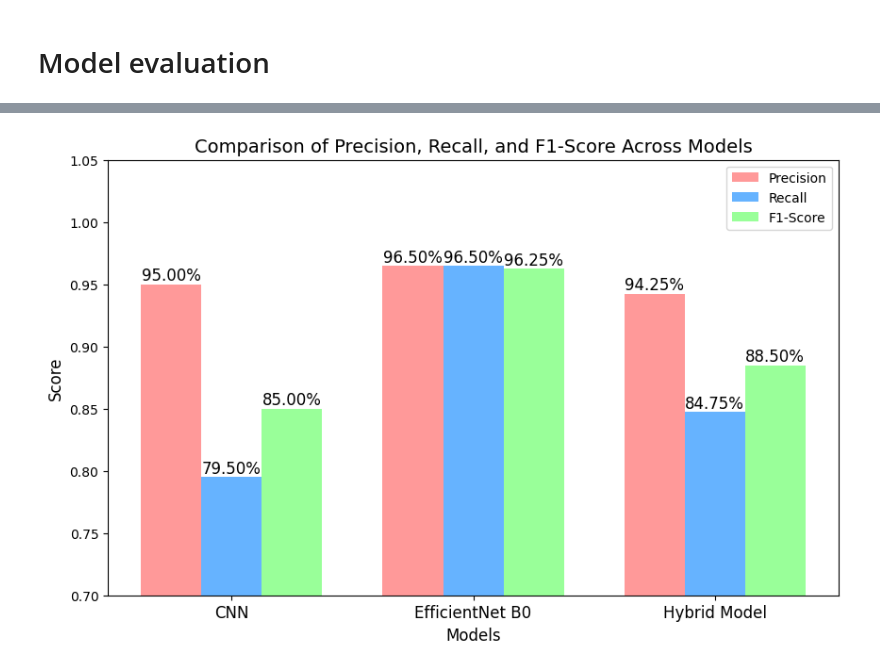
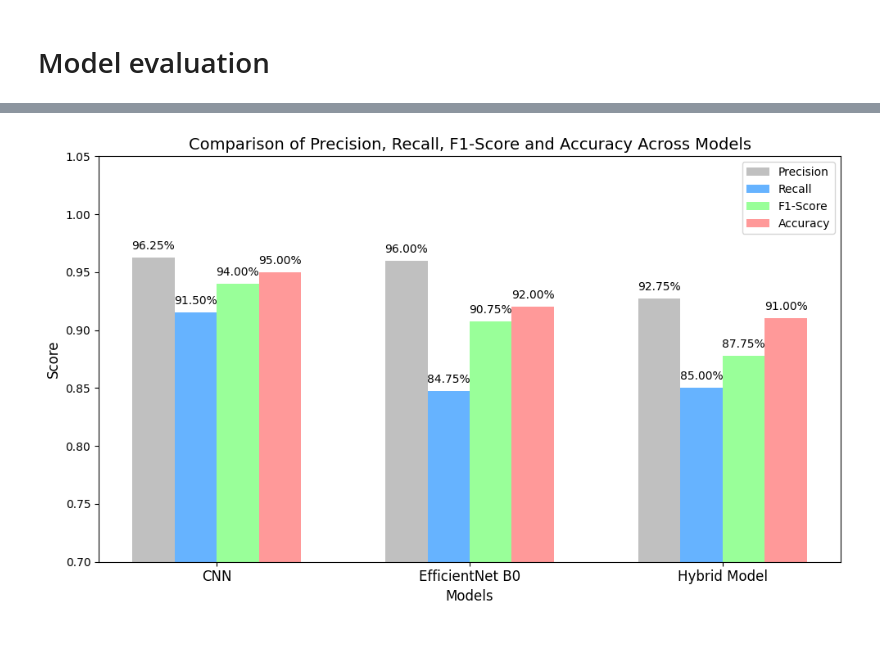
Before and after one commit to OluwatobaAdeoye/EARLY-STAGE-PREDICTION-OF-ALZHEMIER-S-DISEASE-USING-DEEP-LEARNING-ON-STRUCTURAL-MRI-DATA, a Jupyter notebook: Alzheimer_Project_(code).ipynb, the cells around one changed output, grey strips where cells are left out. Saved outputs shown, nothing was run; the diff lists cells and outputs as text; code cells hidden in the pictures; blank space fills up the shorter version.

```diff
--- a/Alzheimer_Project_(code).ipynb
+++ b/Alzheimer_Project_(code).ipynb
@@ -1135,59 +1136,63 @@ Found 640 files belonging to 4 classes.
 # %%
-
-
-# define data
+# Define data
 models = ["CNN", "EfficientNet B0", "Hybrid Model"]
 
 cnn = {
-    "precision": [0.97, 1.00, 0.98, 0.85],
-    "recall": [0.77, 0.50, 0.93, 0.98],
-    "f1-score": [0.86, 0.67, 0.96, 0.91],
+    "precision": [0.96, 1.00, 0.97, 0.92],
+    "recall": [0.91, 0.83, 0.97, 0.95],
+    "f1-score": [0.94, 0.91, 0.97, 0.94],
+    'accuracy': 0.95
 }
 
 efficient_net_bo = {
-    "precision": [0.94,1.00, 0.93, 0.99],
-    "recall": [0.99, 1.00, 0.99, 0.88],
-    "f1-score": [0.96, 1.00, 0.96, 0.93],
+    "precision": [1.00, 1.00, 0.86, 0.98],
+    "recall": [0.92, 0.67, 0.99, 0.81],
+    "f1-score": [0.96, 0.86, 0.92, 0.89],
+    'accuracy': 0.92
 }
 
 hybrid_model = {
-    "precision": [0.95, 1.00, 0.94, 0.88],
-    "recall": [0.86, 0.67, 0.94, 0.92],
-    "f1-score": [0.90, 0.80, 0.94, 0.90],
+    "precision": [0.86, 1.00, 0.91, 0.94],
+    "recall": [0.93, 0.67, 0.96, 0.84],
+    "f1-score": [0.89, 0.80, 0.93, 0.89],
+    'accuracy': 0.91
 }
 
-# Compute average scores for each model
+# Compute average scores
 precision_scores = [np.mean(cnn["precision"]), np.mean(efficient_net_bo["precision"]), np.mean(hybrid_model["precision"])]
 recall_scores = [np.mean(cnn["recall"]), np.mean(efficient_net_bo["recall"]), np.mean(hybrid_model["recall"])]
 f1_scores = [np.mean(cnn["f1-score"]), np.mean(efficient_net_bo["f1-score"]), np.mean(hybrid_model["f1-score"])]
+accuracy_scores = [cnn['accuracy'], efficient_net_bo['accuracy'], hybrid_model['accuracy']]
 
-# Plot settings
-x = np.arange(len(models))
+# Adjust bar positions
+x = np.arange(len(models)) * 1.5
 width = 0.25
 
 fig, ax = plt.subplots(figsize=(10, 6))
-bars1 = ax.bar(x - width, precision_scores, width, label="Precision", color="#FF9999")
-bars2 = ax.bar(x, recall_scores, width, label="Recall", color="#66B3FF")
-bars3 = ax.bar(x + width, f1_scores, width, label="F1-Score", color="#99FF99")
+bars1 = ax.bar(x - 1.5*width, precision_scores, width, label="Precision", color="#C0C0C0")
+bars2 = ax.bar(x - 0.5*width, recall_scores, width, label="Recall", color="#66B3FF")
+bars3 = ax.bar(x + 0.5*width, f1_scores, width, label="F1-Score", color="#99FF99")
+bars4 = ax.bar(x + 1.5*width, accuracy_scores, width, label="Accuracy", color="#FF9999")
 
-# Adding values on top of bars
-for bars in [bars1, bars2, bars3]:
+# Add values on top of bars
+for bars in [bars1, bars2, bars3, bars4]:
     for bar in bars:
         height = bar.get_height()
-        ax.text(bar.get_x() + bar.get_width()/2, height, f"{height:.2%}", ha='center', va='bottom', fontsize=12)
+        ax.text(bar.get_x() + bar.get_width() / 2, height + 0.005, f"{height:.2%}", ha='center', va='bottom', fontsize=10)
 
 # Labels and formatting
 ax.set_xlabel("Models", fontsize=12)
 ax.set_ylabel("Score", fontsize=12)
-ax.set_title("Comparison of Precision, Recall, and F1-Score Across Models", fontsize=14)
+ax.set_title("Comparison of Precision, Recall, F1-Score and Accuracy Across Models", fontsize=14)
 ax.set_xticks(x)
 ax.set_xticklabels(models, fontsize=12)
 ax.set_ylim(0.7, 1.05)
 ax.legend()
 
+plt.tight_layout()
 plt.show()
 # %% [output]
-[figure, old version]
+[figure, new version]
 # %%
 # Define base directory for the new dataset
 brain_base_dir = '/content/drive/MyDrive/Alzheimer_dataset/dir'
```
Also changed, not shown: parts of 22 cells of this notebook.
